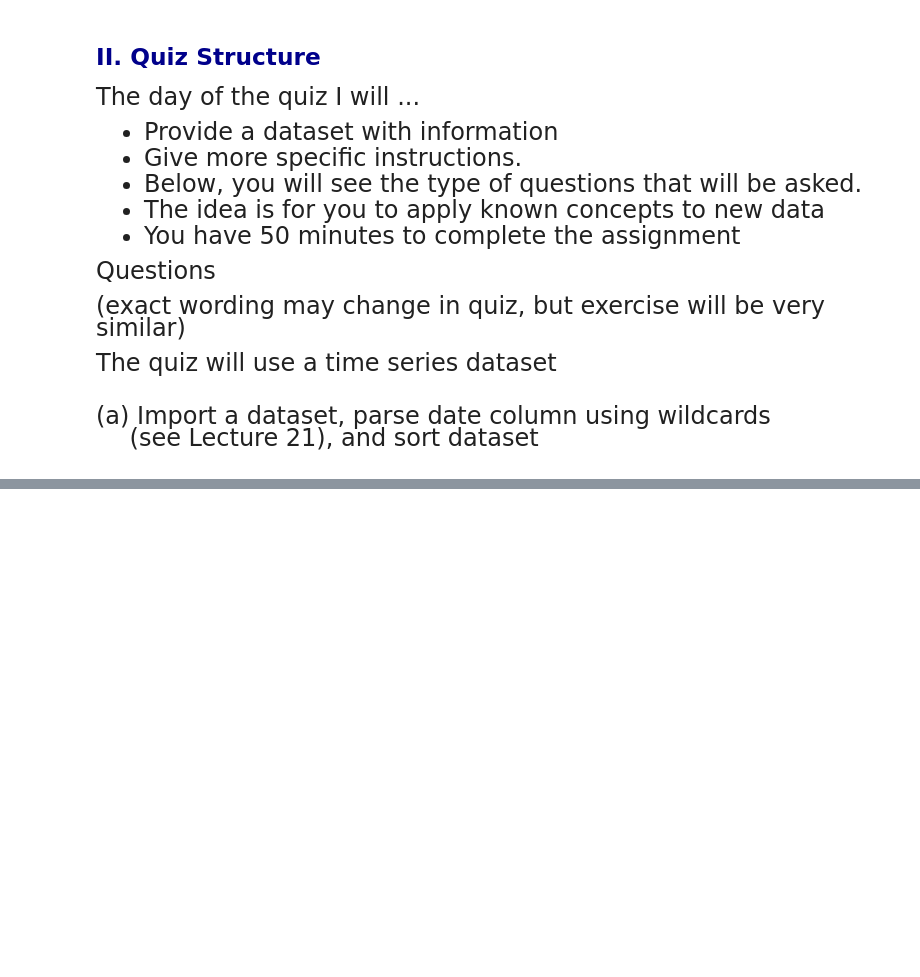
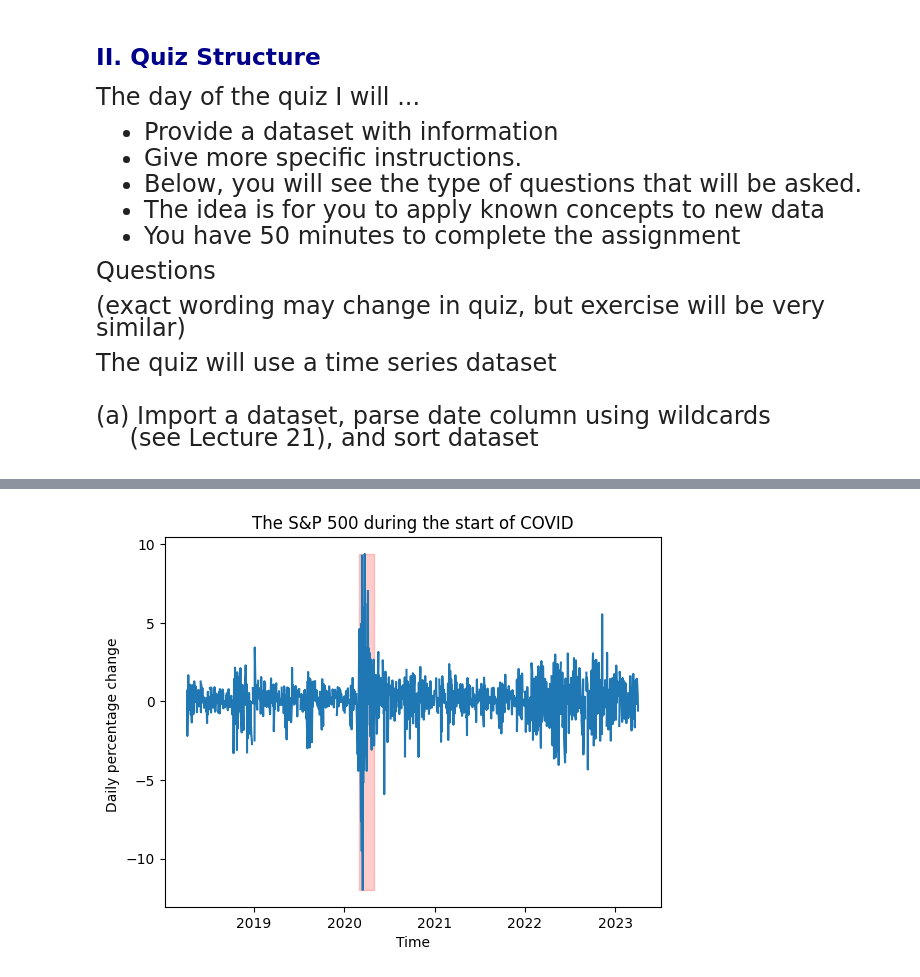
Before and after one commit to M-Roselinsky/emoryqtm151, a Jupyter notebook: Lecture 23/Lecture 23 copy.ipynb, the cells around one changed output, grey strips where cells are left out. Drawn from its saved outputs; the diff is of its cells as text; code cells hidden in the pictures; blank space fills up the shorter version.

```diff
--- a/Lecture 23/Lecture 23 copy.ipynb
+++ b/Lecture 23/Lecture 23 copy.ipynb
@@ -60,2 +97,5 @@ $\quad$ (see Lecture 21), and sort dataset
 (c) Compute growth rates for a time series
+# %%
+financial["growth_sp500"] = financial["diff_sp500"]* 100/financial["lag_sp500"]
+financial["growth_dowjones"] = financial["diff_dowjones"]* 100/financial["lag_dowjones"]
 # %% [markdown]
@@ -62,2 +103,26 @@ $\quad$ (see Lecture 21), and sort dataset
 (d) Flag a subset of the data and produce a shaded plot <br>
 $\quad$ as in Lecture 22
+# %%
+financial["bool_period"]  = financial["date"].between("2020-03-01","2020-05-01")
+
+plt.plot("date", "growth_sp500", data = financial)
+plt.xlabel("Time")
+plt.ylabel("Daily percentage change ")
+plt.title("The S&P 500 during the start of COVID")
+
+# Add a shaded region wth a rectangle
+# "x" is the x-coordinates, "y1" and "y2" are the lower
+# and upper bounds of the rectangle. We can set this
+# to be the minimum and meximum of the outcome.
+# we use "where" to test a logical condition
+
+vec_y = financial["growth_sp500"]
+plt.fill_between(x= financial["date"],
+                 y1 = vec_y.min(),
+                 y2 = vec_y.max(),
+                 where = financial["bool_period"],
+                 alpha = 0.2,color = "red")
+
+plt.show()
+# %% [output]
+[figure, added]
```
Also changed, not shown: parts of 13 cells of this notebook, 1 other file.
